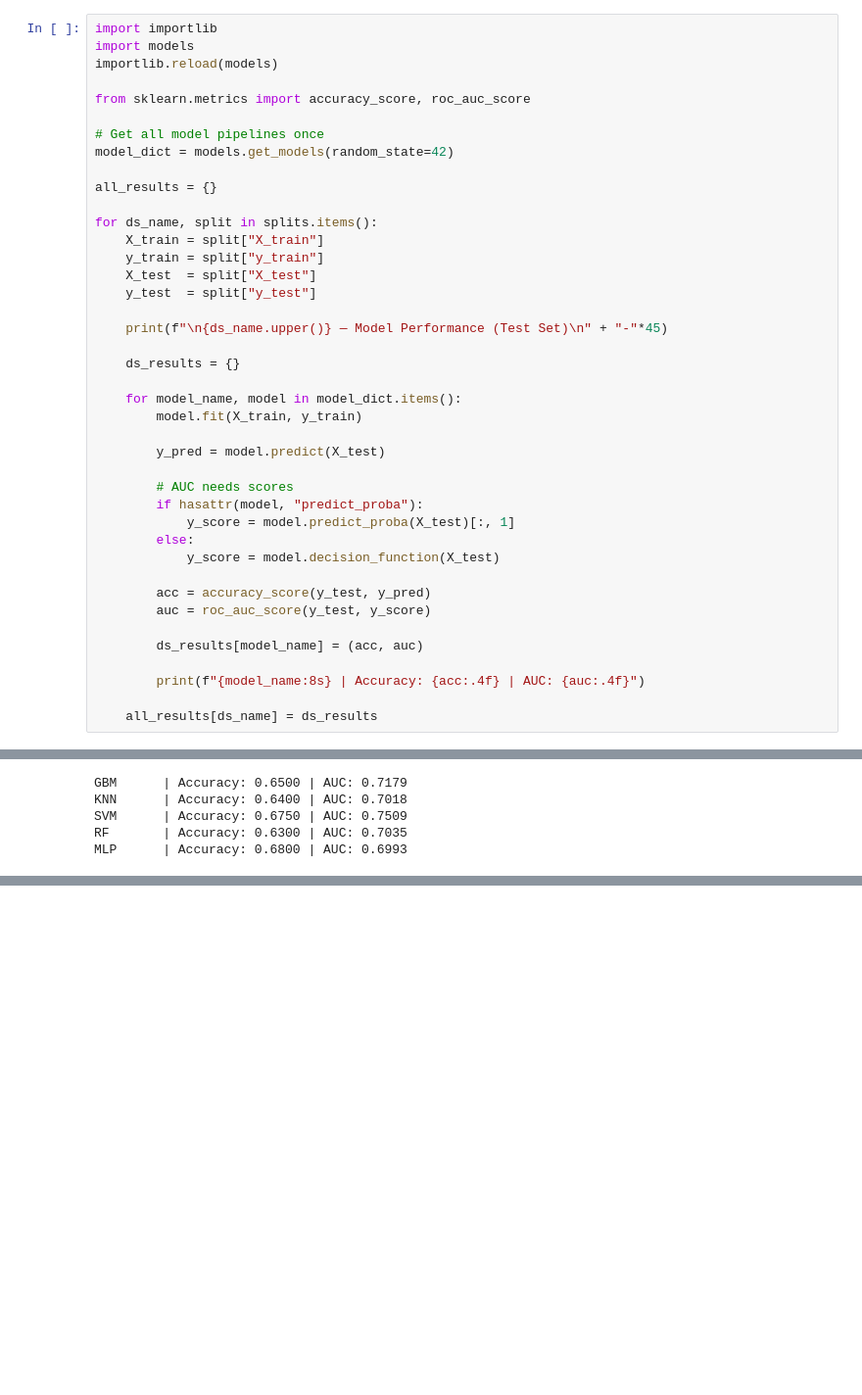
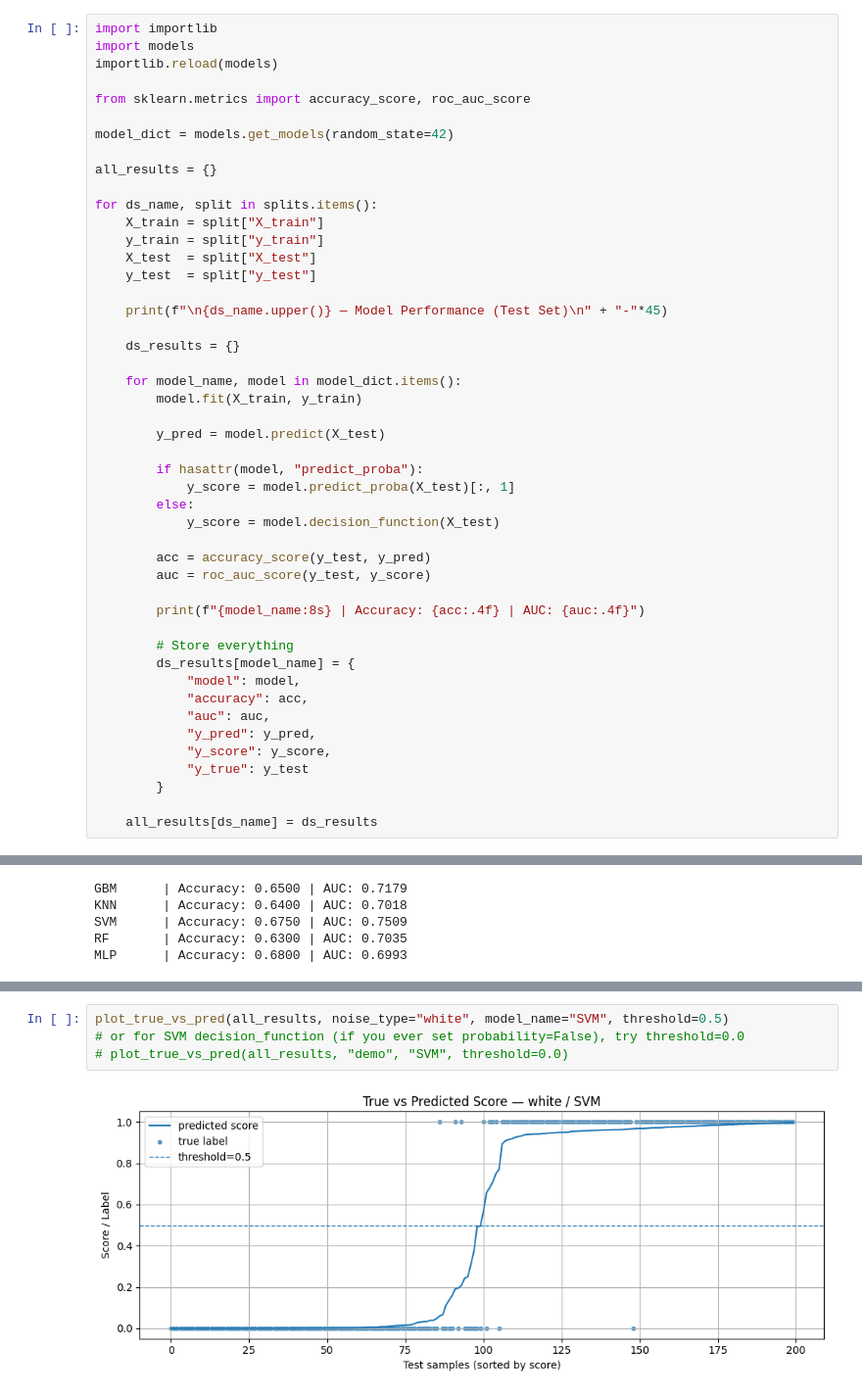
Before and after one commit to dhruvmenon76/BME590Project, a Jupyter notebook: notebooks/simulation_exploration.ipynb, the cells around one changed output, grey strips where cells are left out. Shown at 98% size. Cells and saved outputs as stored; diff of their text form; blank space fills up the shorter version.

```diff
--- a/notebooks/simulation_exploration.ipynb
+++ b/notebooks/simulation_exploration.ipynb
@@ -149,7 +215,6 @@ importlib.reload(models)
 
 from sklearn.metrics import accuracy_score, roc_auc_score
 
-# Get all model pipelines once
 model_dict = models.get_models(random_state=42)
 
 all_results = {}
@@ -169,7 +234,6 @@ for ds_name, split in splits.items():
 
         y_pred = model.predict(X_test)
 
-        # AUC needs scores
         if hasattr(model, "predict_proba"):
             y_score = model.predict_proba(X_test)[:, 1]
         else:
@@ -178,10 +242,18 @@ for ds_name, split in splits.items():
         acc = accuracy_score(y_test, y_pred)
         auc = roc_auc_score(y_test, y_score)
 
-        ds_results[model_name] = (acc, auc)
-
         print(f"{model_name:8s} | Accuracy: {acc:.4f} | AUC: {auc:.4f}")
 
+        # Store everything
+        ds_results[model_name] = {
+            "model": model,
+            "accuracy": acc,
+            "auc": auc,
+            "y_pred": y_pred,
+            "y_score": y_score,
+            "y_true": y_test
+        }
+
     all_results[ds_name] = ds_results
 # %% [output]
 WHITE — Model Performance (Test Set)
@@ -212,0 +348,6 @@ MLP      | Accuracy: 0.6800 | AUC: 0.6993
+# %%
+plot_true_vs_pred(all_results, noise_type="white", model_name="SVM", threshold=0.5)
+# or for SVM decision_function (if you ever set probability=False), try threshold=0.0
+# plot_true_vs_pred(all_results, "demo", "SVM", threshold=0.0)
+# %% [output]
+[figure, added]
```
Also changed, not shown: parts of 5 cells of this notebook.
